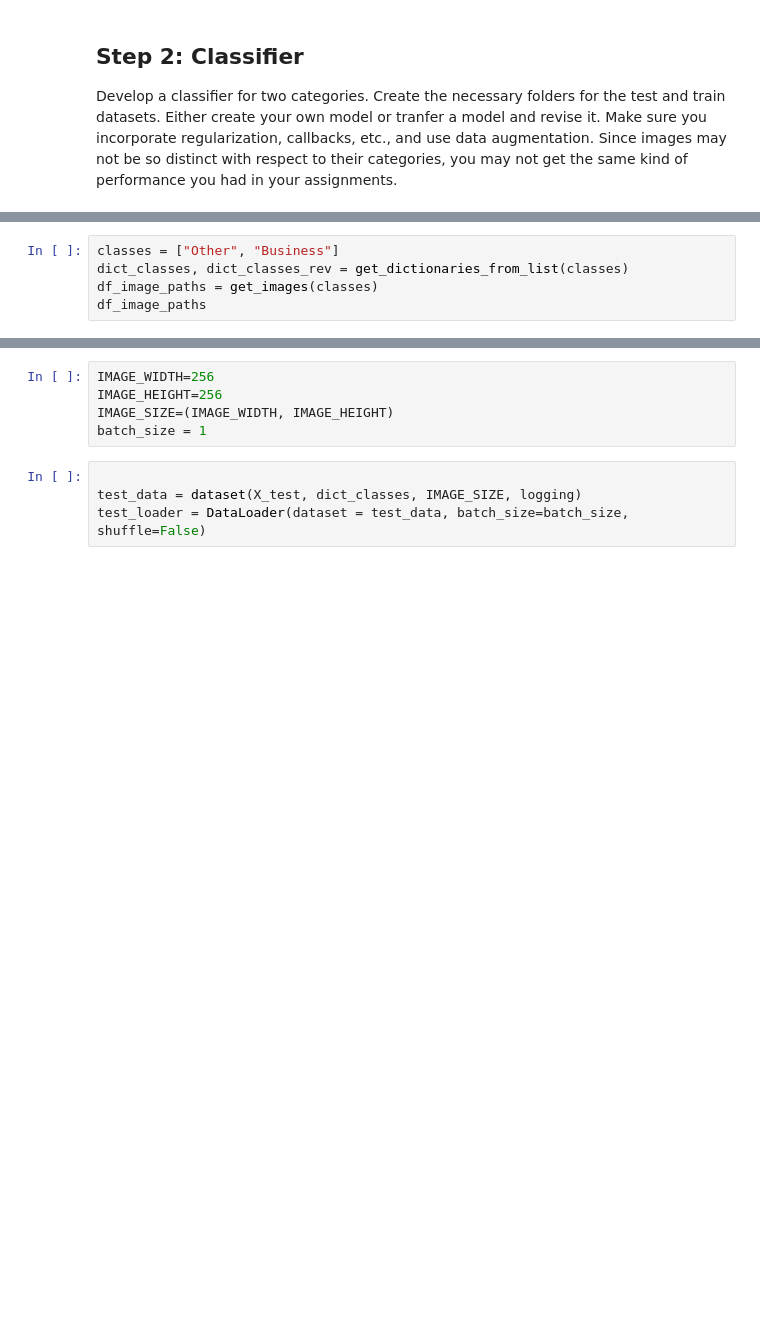
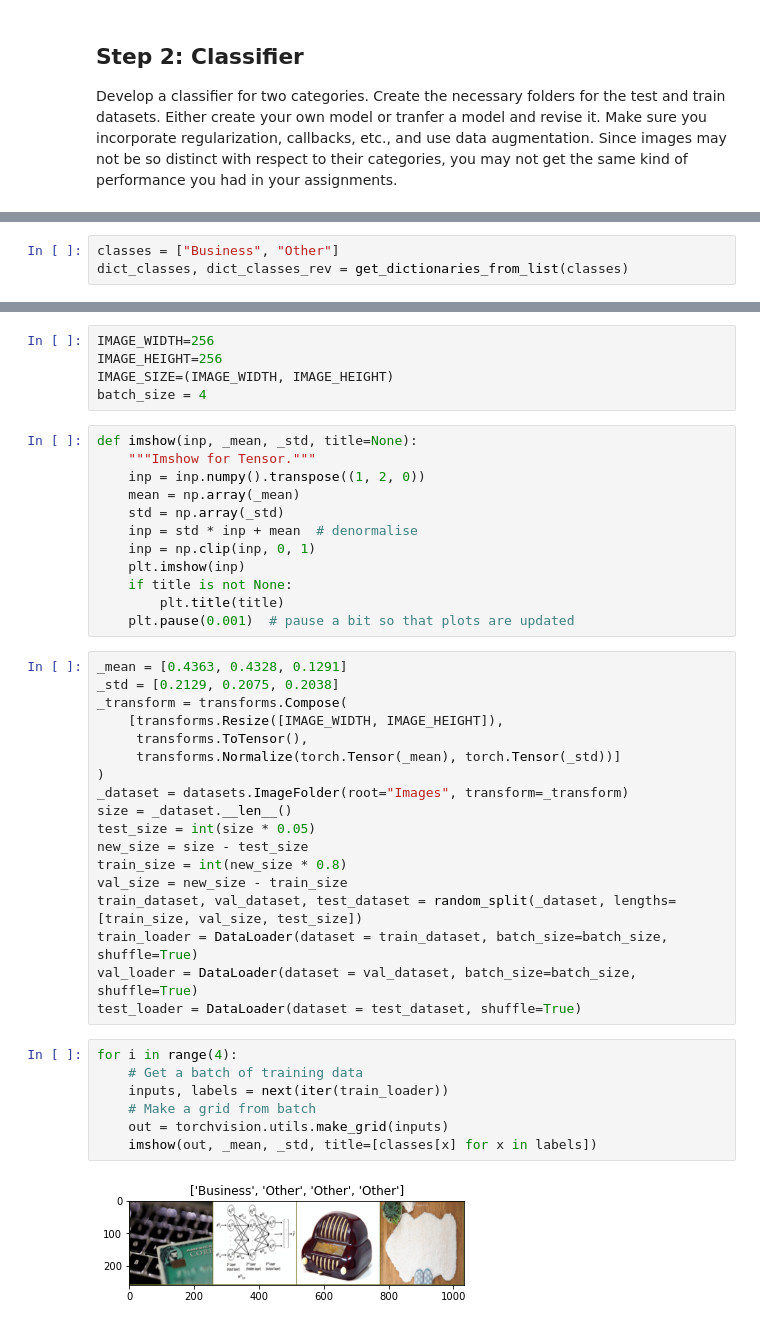
Before and after one commit to arame/MagnimindTask6, a Jupyter notebook: S2_TwitterProject.ipynb, the cells around one changed output, grey strips where cells are left out. Drawn from its saved outputs; the diff is of its cells as text; blank space fills up the shorter version.

Commit message:
Use ImageDataset to get the imges from the folders

```diff
--- a/S2_TwitterProject.ipynb
+++ b/S2_TwitterProject.ipynb
@@ -42,5 +32,3 @@ def get_images(classes):
 # %%
-classes = ["Other", "Business"]
+classes = ["Business", "Other"]
 dict_classes, dict_classes_rev = get_dictionaries_from_list(classes)
-df_image_paths = get_images(classes)
-df_image_paths
@@ -69,8 +36,43 @@ logging.info(f"There are {tot_images} images of which {tot_business} ({perc_busi
 IMAGE_WIDTH=256
 IMAGE_HEIGHT=256
 IMAGE_SIZE=(IMAGE_WIDTH, IMAGE_HEIGHT)
-batch_size = 1
+batch_size = 4
-# %%
-
-test_data = dataset(X_test, dict_classes, IMAGE_SIZE, logging)
-test_loader = DataLoader(dataset = test_data, batch_size=batch_size, shuffle=False)
+# %%
+def imshow(inp, _mean, _std, title=None):
+    """Imshow for Tensor."""
+    inp = inp.numpy().transpose((1, 2, 0))
+    mean = np.array(_mean)
+    std = np.array(_std)
+    inp = std * inp + mean  # denormalise
+    inp = np.clip(inp, 0, 1)
+    plt.imshow(inp)
+    if title is not None:
+        plt.title(title)
+    plt.pause(0.001)  # pause a bit so that plots are updated
+# %%
+_mean = [0.4363, 0.4328, 0.1291]
+_std = [0.2129, 0.2075, 0.2038]
+_transform = transforms.Compose(
+    [transforms.Resize([IMAGE_WIDTH, IMAGE_HEIGHT]),
+     transforms.ToTensor(),
+     transforms.Normalize(torch.Tensor(_mean), torch.Tensor(_std))]
+)
+_dataset = datasets.ImageFolder(root="Images", transform=_transform)
+size = _dataset.__len__()
+test_size = int(size * 0.05)
+new_size = size - test_size
+train_size = int(new_size * 0.8)
+val_size = new_size - train_size
+train_dataset, val_dataset, test_dataset = random_split(_dataset, lengths=[train_size, val_size, test_size])
+train_loader = DataLoader(dataset = train_dataset, batch_size=batch_size, shuffle=True)
+val_loader = DataLoader(dataset = val_dataset, batch_size=batch_size, shuffle=True)
+test_loader = DataLoader(dataset = test_dataset, shuffle=True)
+# %%
+for i in range(4):
+    # Get a batch of training data
+    inputs, labels = next(iter(train_loader))
+    # Make a grid from batch
+    out = torchvision.utils.make_grid(inputs)
+    imshow(out, _mean, _std, title=[classes[x] for x in labels])
+# %% [output]
+[figure, added]
```
Also changed, not shown: parts of 8 cells of this notebook, 3 other files.
